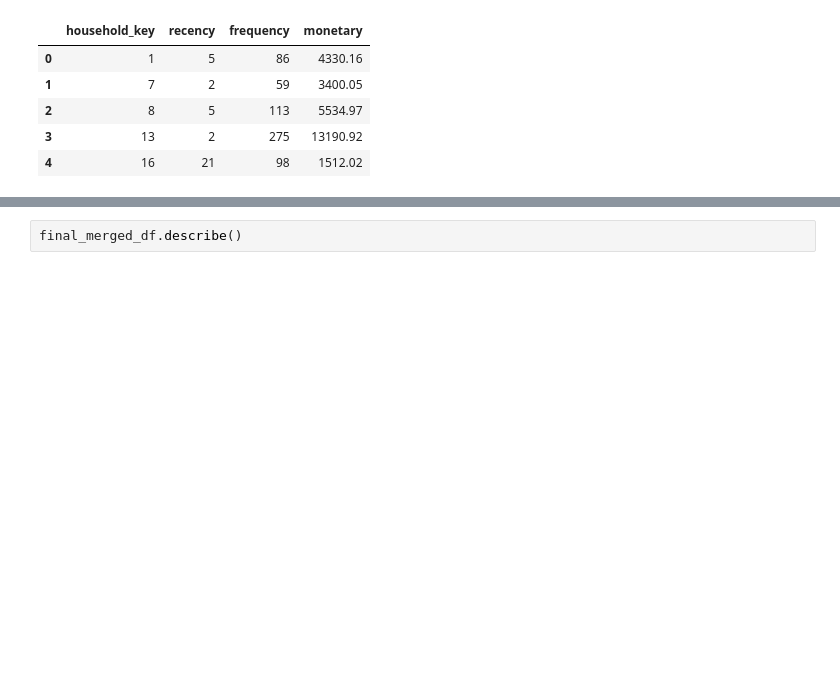
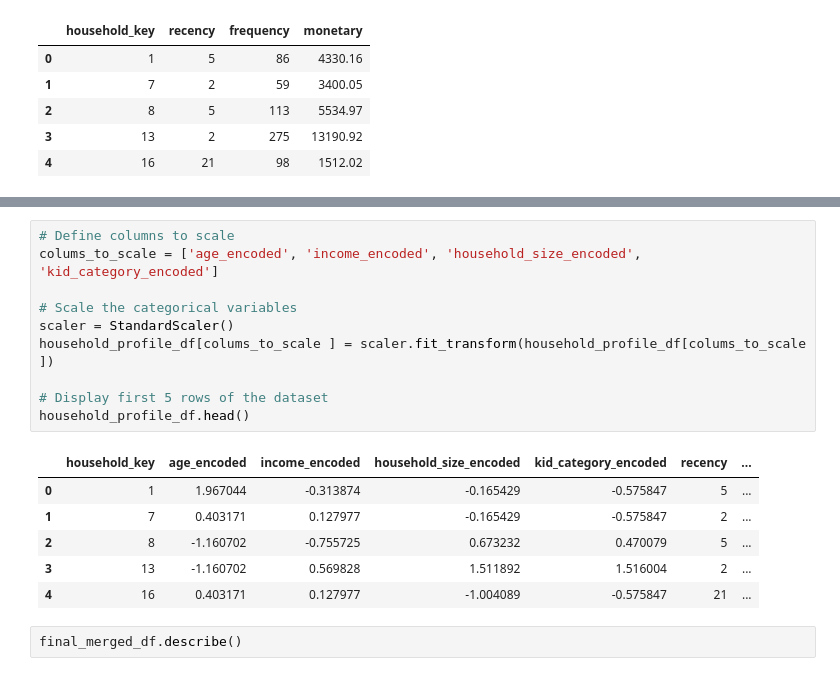
Before and after one commit to DATA601-CustSegment-Nov2025-to-Feb2026/New-CustSegment-Project, a Jupyter notebook: Customer_Segmentation_(Preprocessing).ipynb, the cells around one changed output, grey strips where cells are left out. Drawn from its saved outputs; the diff is of its cells as text; blank space fills up the shorter version.

```diff
--- a/Customer_Segmentation_(Preprocessing).ipynb
+++ b/Customer_Segmentation_(Preprocessing).ipynb
@@ -1104,3 +1621,20 @@ rfm_df.head()
+# %%
+# Define columns to scale
+colums_to_scale = ['age_encoded', 'income_encoded', 'household_size_encoded', 'kid_category_encoded']
+
+# Scale the categorical variables
+scaler = StandardScaler()
+household_profile_df[colums_to_scale ] = scaler.fit_transform(household_profile_df[colums_to_scale ])
+
+# Display first 5 rows of the dataset
+household_profile_df.head()
+# %% [output]
+|  | household_key | age_encoded | income_encoded | household_size_encoded | kid_category_encoded | recency | ... |
+| 0 | 1 | 1.967044 | -0.313874 | -0.165429 | -0.575847 | 5 | ... |
+| 1 | 7 | 0.403171 | 0.127977 | -0.165429 | -0.575847 | 2 | ... |
+| 2 | 8 | -1.160702 | -0.755725 | 0.673232 | 0.470079 | 5 | ... |
+| 3 | 13 | -1.160702 | 0.569828 | 1.511892 | 1.516004 | 2 | ... |
+| 4 | 16 | 0.403171 | 0.127977 | -1.004089 | -0.575847 | 21 | ... |
 # %%
 final_merged_df.describe()
 # %% [output]
```
Also changed, not shown: parts of 52 cells of this notebook.
